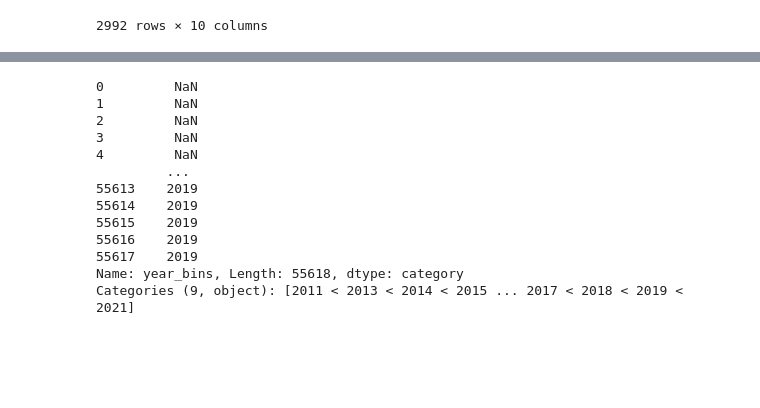
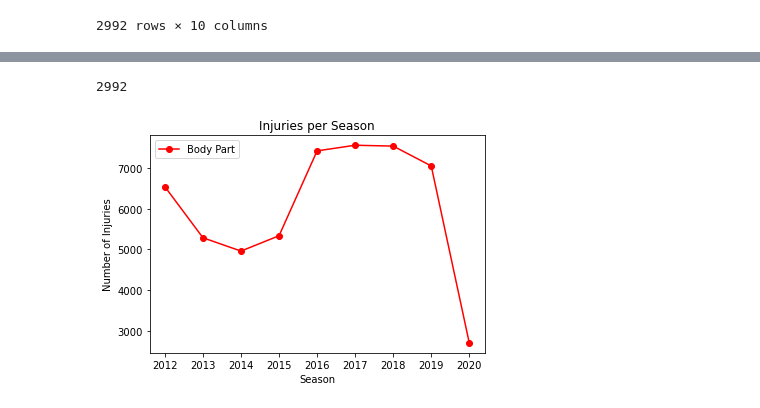
Before and after one commit to trippy64/ConcussionGroupA, a Jupyter notebook: Concussion-kyle.ipynb, the cells around one changed output, grey strips where cells are left out. Drawn from its saved outputs; the diff is of its cells as text; code cells hidden in the pictures; blank space fills up the shorter version.

Commit message:
completed graphs

```diff
--- a/Concussion-kyle.ipynb
+++ b/Concussion-kyle.ipynb
@@ -116,23 +99,0 @@ injury_df
-# %%
-bins = [2012, 2013, 2014, 2015, 2016, 2017, 2018, 2019, 2020, 2021]
-bin_names = ["2011", "2013", "2014", "2015", "2016", "2017", "2018", "2019", "2021"]
-injury_df['year_bins'] = pd.cut(injury_df['Season'], bins, labels = bin_names)
-injury_df['year_bins']
-# group_year = injury_df.groupby('year_bins')
-
-# injuries_per_year = injury_df['Body Part'].groupby('year_bins')
-# conc_per_year = injury_df[injury_df['Body Part'] == 'Concussion'].groupby('year_bins')
-# %% [output]
-0         NaN
-1         NaN
-2         NaN
-3         NaN
-4         NaN
-         ...
-55613    2019
-55614    2019
-55615    2019
-55616    2019
-55617    2019
-Name: year_bins, Length: 55618, dtype: category
-Categories (9, object): [2011 < 2013 < 2014 < 2015 ... 2017 < 2018 < 2019 < 2021]
@@ -142,0 +100,16 @@ df
+# %%
+concussion_df['Body Part'].count()
+# %% [output]
+2992
+# %%
+group_seasons_df = injury_df.groupby("Season").count()
+group_seasons_df = group_seasons_df[["Body Part"]]
+
+injury_count_graph = group_seasons_df.plot(kind='line', title='Injuries per Season', marker='o', color='r')
+injury_count_graph.set_xlabel('Season')
+injury_count_graph.set_ylabel('Number of Injuries')
+
+plt.savefig("season_injury_graph.png")
+plt.show()
+# %% [output]
+[figure, added]
```
Also changed, not shown: parts of 4 cells of this notebook, 2 other files.
